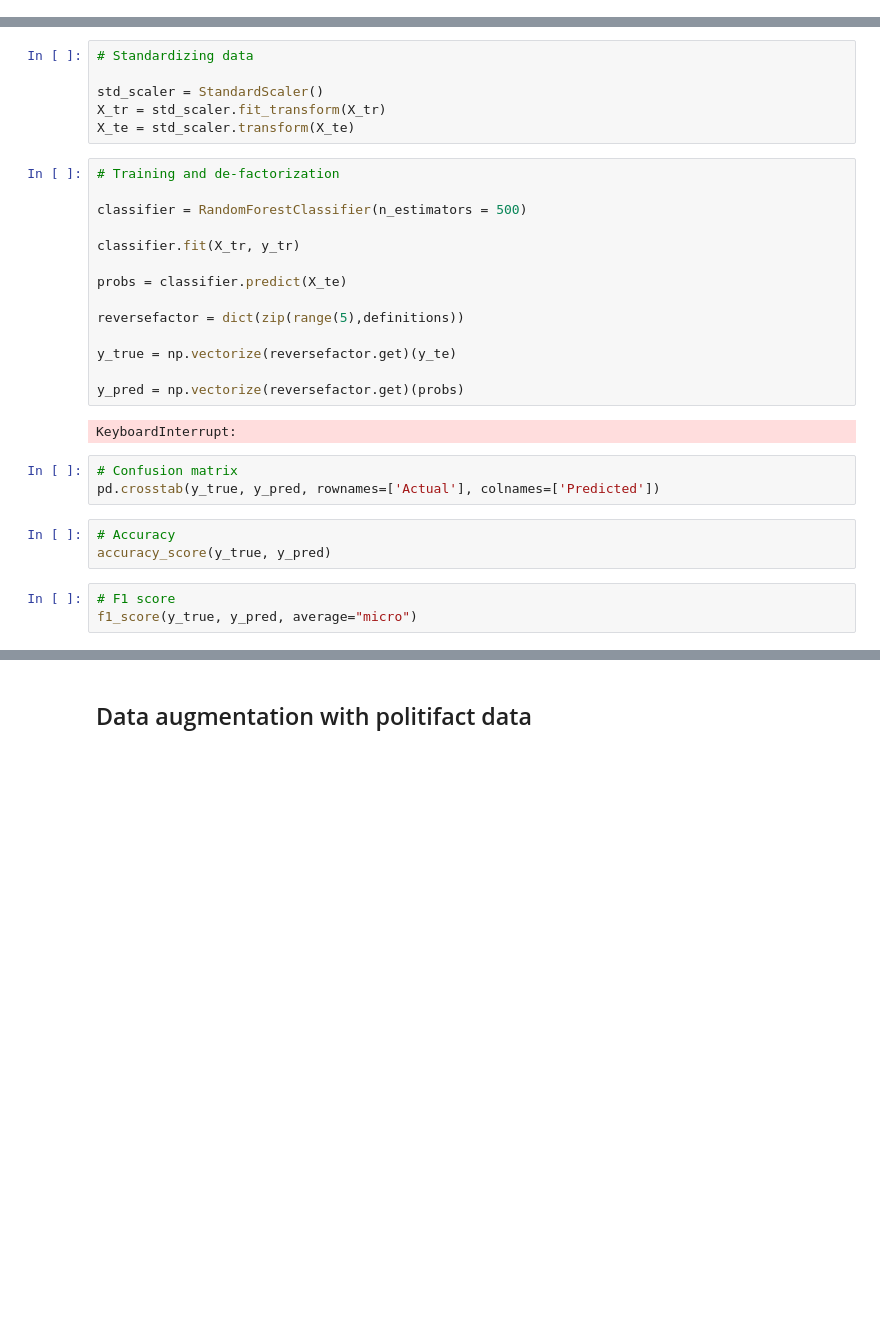
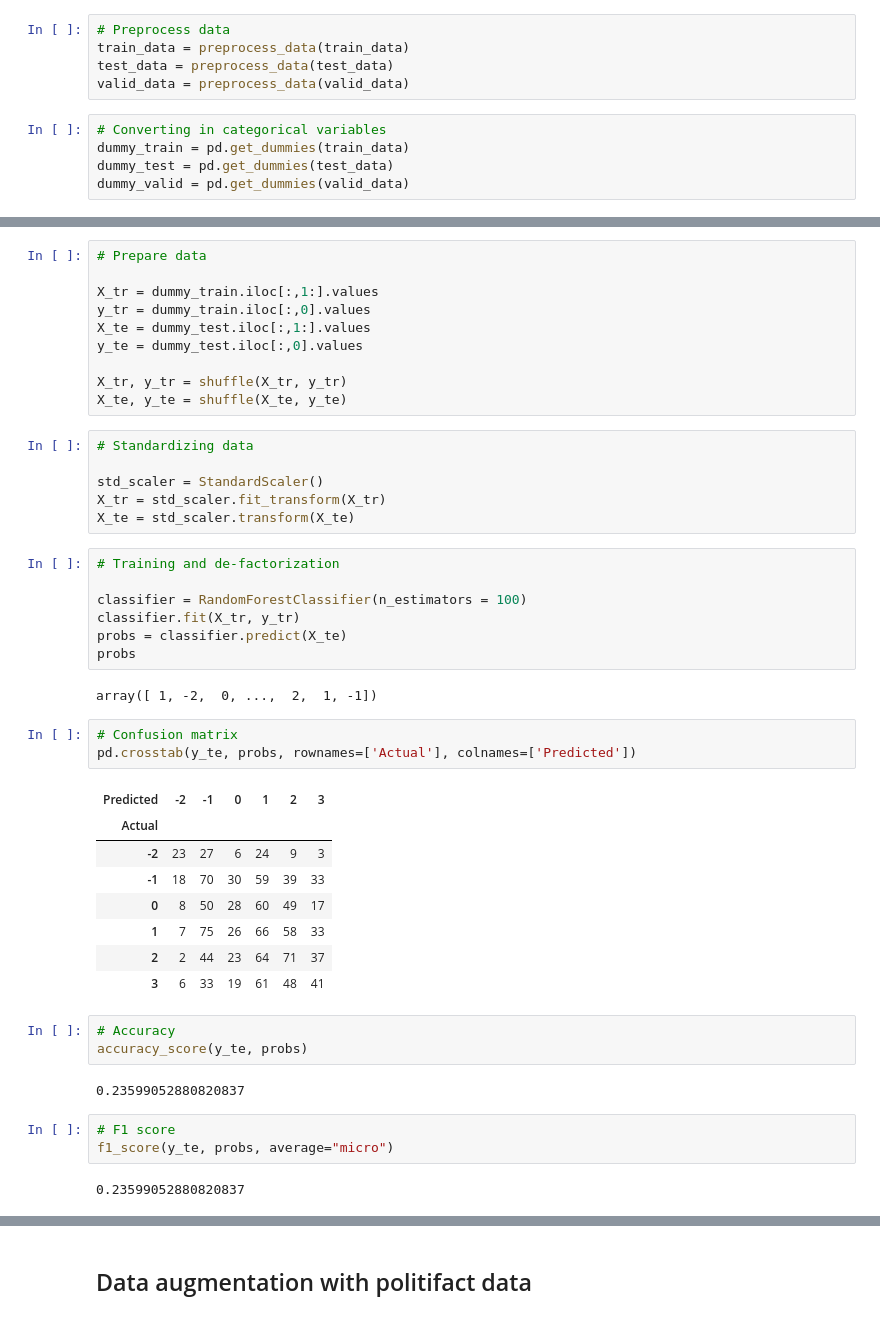
Before and after one commit to mikanikos/Features-of-Lies, a Jupyter notebook: Exploration_ext.ipynb, the cells around one changed output, grey strips where cells are left out. Cells and saved outputs as stored; diff of their text form; blank space fills up the shorter version.

Commit message:
text classifiers and hybrid model (still to refine and add descriptions)

```diff
--- a/Exploration_ext.ipynb
+++ b/Exploration_ext.ipynb
@@ -600,0 +557,10 @@ X_tr, X_te, y_tr, y_te = train_test_split(X, y)
+# %%
+# Preprocess data
+train_data = preprocess_data(train_data)
+test_data = preprocess_data(test_data)
+valid_data = preprocess_data(valid_data)
+# %%
+# Converting in categorical variables
+dummy_train = pd.get_dummies(train_data)
+dummy_test = pd.get_dummies(test_data)
+dummy_valid = pd.get_dummies(valid_data)
@@ -601,3 +591,13 @@ X_tr, X_te, y_tr, y_te = train_test_split(X, y)
+# %%
+# Prepare data
+
+X_tr = dummy_train.iloc[:,1:].values
+y_tr = dummy_train.iloc[:,0].values
+X_te = dummy_test.iloc[:,1:].values
+y_te = dummy_test.iloc[:,0].values
+
+X_tr, y_tr = shuffle(X_tr, y_tr)
+X_te, y_te = shuffle(X_te, y_te)
 # %%
 # Standardizing data
 
@@ -607,27 +607,33 @@ X_te = std_scaler.transform(X_te)
 # %%
 # Training and de-factorization
 
-classifier = RandomForestClassifier(n_estimators = 500)
-
+classifier = RandomForestClassifier(n_estimators = 100)
 classifier.fit(X_tr, y_tr)
-
 probs = classifier.predict(X_te)
-
-reversefactor = dict(zip(range(5),definitions))
-
-y_true = np.vectorize(reversefactor.get)(y_te)
-
-y_pred = np.vectorize(reversefactor.get)(probs)
+probs
 # %% [output]
-KeyboardInterrupt:
+array([ 1, -2,  0, ...,  2,  1, -1])
 # %%
 # Confusion matrix
-pd.crosstab(y_true, y_pred, rownames=['Actual'], colnames=['Predicted'])
+pd.crosstab(y_te, probs, rownames=['Actual'], colnames=['Predicted'])
+# %% [output]
+| Predicted | -2 | -1 | 0 | 1 | 2 | 3 |
+| Actual |  |  |  |  |  |  |
+| -2 | 23 | 27 | 6 | 24 | 9 | 3 |
+| -1 | 18 | 70 | 30 | 59 | 39 | 33 |
+| 0 | 8 | 50 | 28 | 60 | 49 | 17 |
+| 1 | 7 | 75 | 26 | 66 | 58 | 33 |
+| 2 | 2 | 44 | 23 | 64 | 71 | 37 |
+| 3 | 6 | 33 | 19 | 61 | 48 | 41 |
 # %%
 # Accuracy
-accuracy_score(y_true, y_pred)
+accuracy_score(y_te, probs)
+# %% [output]
+0.23599052880820837
 # %%
 # F1 score
-f1_score(y_true, y_pred, average="micro")
+f1_score(y_te, probs, average="micro")
+# %% [output]
+0.23599052880820837
 # %% [markdown]
 ### Task 7: Interpretation
```
Also changed, not shown: parts of 83 cells of this notebook, 4 other files.
